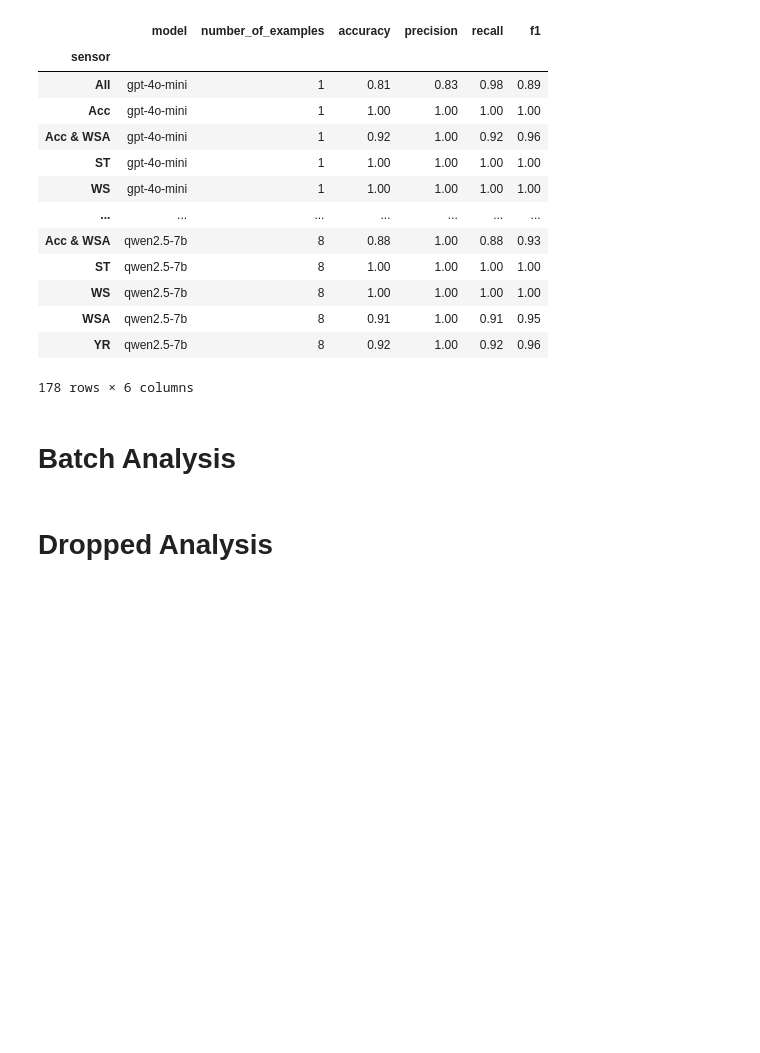
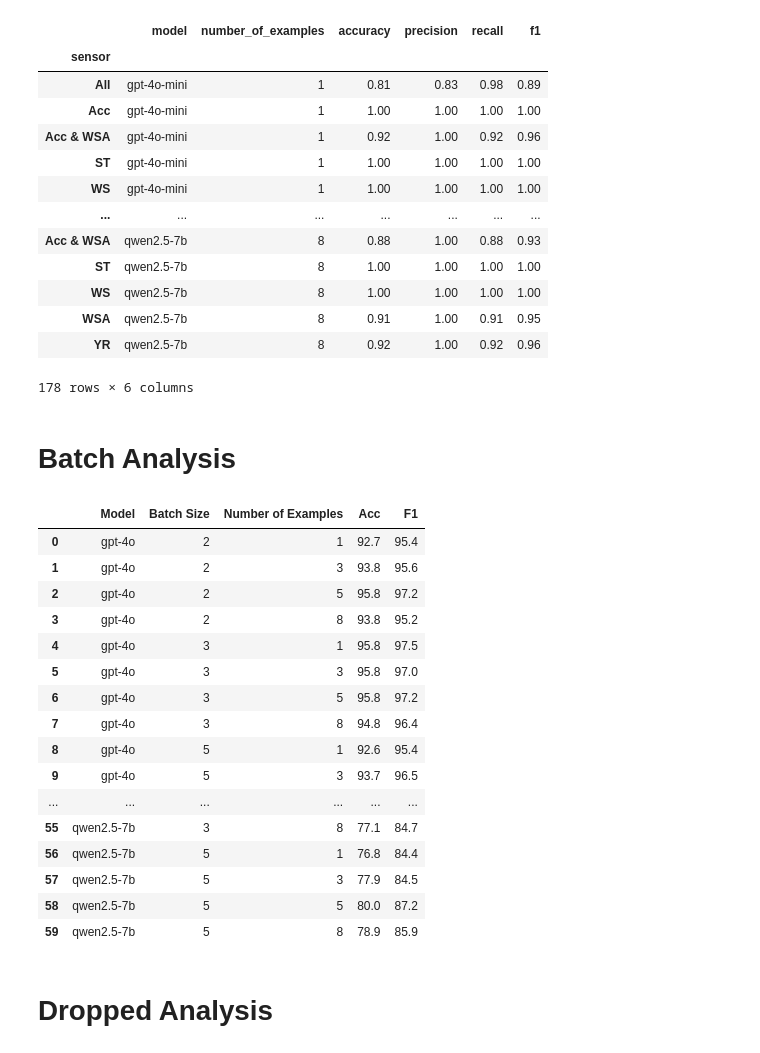
Before and after one commit to ahmadhatahet/hil-fault-test-gen, a Jupyter notebook: results_analysis.ipynb, the cells around one changed output. Drawn from its saved outputs; the diff is of its cells as text; code cells hidden in the pictures; blank space fills up the shorter version.

Commit message:
print tables out

```diff
--- a/results_analysis.ipynb
+++ b/results_analysis.ipynb
@@ -410,30 +408,50 @@ batch_stats_df["accuracy"] = (batch_stats_df["accuracy"] *100).round(1)
 # %%
 batch_responses_scores_df = pd.DataFrame(
     columns=["Model", "Batch Size", "Number of Examples", "Acc", "F1"]
 )
 for g in batch_responses_df[
     ["model", "batch_size", "number_of_examples", "true_target_sensor", "pred_target_sensor"]
 ].groupby(["model", "batch_size", "number_of_examples"]):
 
     # Initialize MultiLabelBinarizer
     mlb = MultiLabelBinarizer()
 
     # Fit and transform the true and predicted target sensors
     y_true = mlb.fit_transform(g[1]["true_target_sensor"])
     y_pred = mlb.transform(g[1]["pred_target_sensor"])
 
     acc = round(accuracy_score(y_true, y_pred) * 100, 1)
     f1_ = round(f1_score(y_true, y_pred, average='macro') * 100, 1)
 
     batch_responses_scores_df.loc[batch_responses_scores_df.shape[0]] = [
         g[0][0],
         g[0][1].tolist(),
         g[0][2].tolist(),
         acc,
         f1_,
     ]
 
-batch_responses_scores_df.to_clipboard(index=False, header=True, sep=",")
+# batch_responses_scores_df.to_clipboard(index=False, header=True, sep=",")
+
+batch_responses_scores_df
+# %% [output]
+|  | Model | Batch Size | Number of Examples | Acc | F1 |
+| 0 | gpt-4o | 2 | 1 | 92.7 | 95.4 |
+| 1 | gpt-4o | 2 | 3 | 93.8 | 95.6 |
+| 2 | gpt-4o | 2 | 5 | 95.8 | 97.2 |
+| 3 | gpt-4o | 2 | 8 | 93.8 | 95.2 |
+| 4 | gpt-4o | 3 | 1 | 95.8 | 97.5 |
+| 5 | gpt-4o | 3 | 3 | 95.8 | 97.0 |
+| 6 | gpt-4o | 3 | 5 | 95.8 | 97.2 |
+| 7 | gpt-4o | 3 | 8 | 94.8 | 96.4 |
+| 8 | gpt-4o | 5 | 1 | 92.6 | 95.4 |
+| 9 | gpt-4o | 5 | 3 | 93.7 | 96.5 |
+| ... | ... | ... | ... | ... | ... |
+| 55 | qwen2.5-7b | 3 | 8 | 77.1 | 84.7 |
+| 56 | qwen2.5-7b | 5 | 1 | 76.8 | 84.4 |
+| 57 | qwen2.5-7b | 5 | 3 | 77.9 | 84.5 |
+| 58 | qwen2.5-7b | 5 | 5 | 80.0 | 87.2 |
+| 59 | qwen2.5-7b | 5 | 8 | 78.9 | 85.9 |
 # %%
 # table outlining the accuracy of each model and number of examples
 for bs in batch_stats_df["batch_size"].unique():
```
Also changed, not shown: parts of 10 cells of this notebook.
